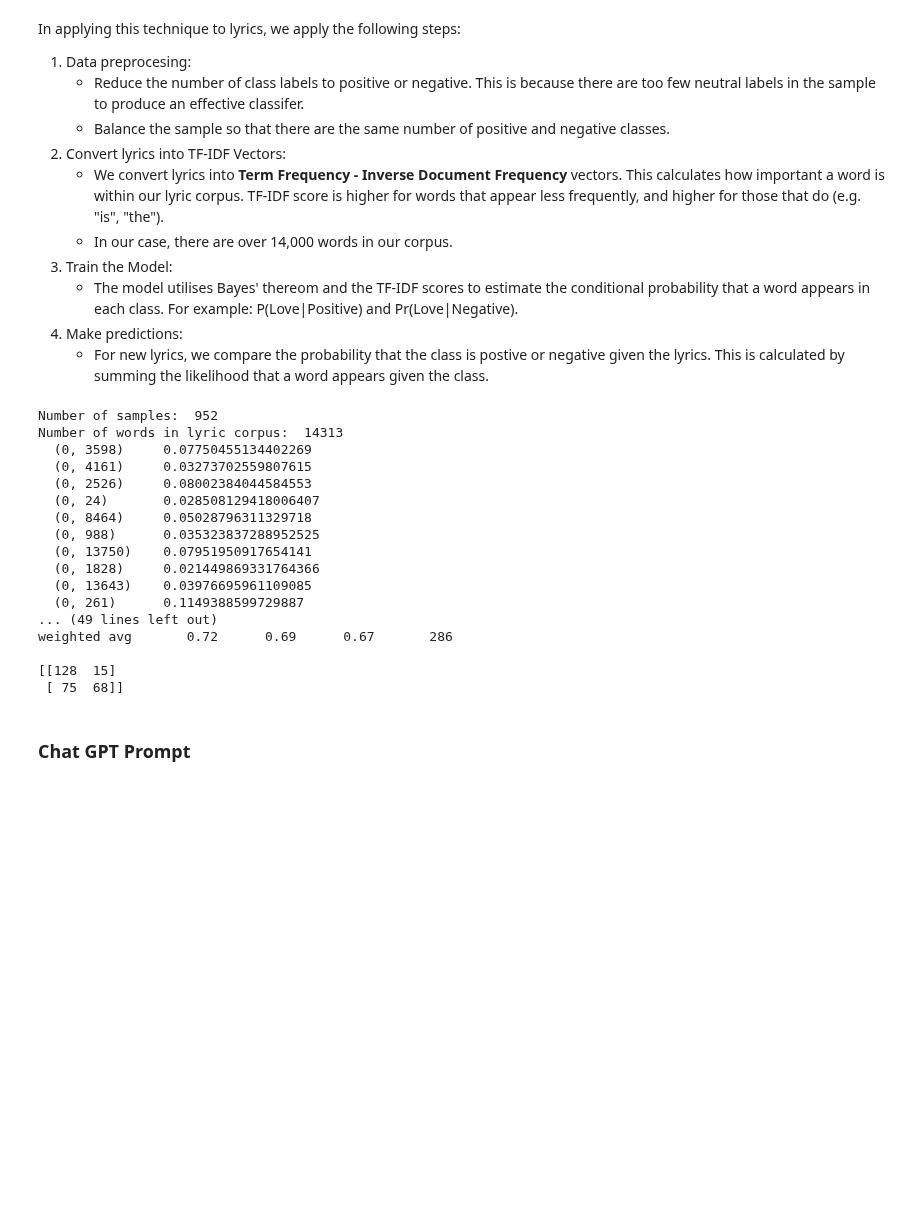
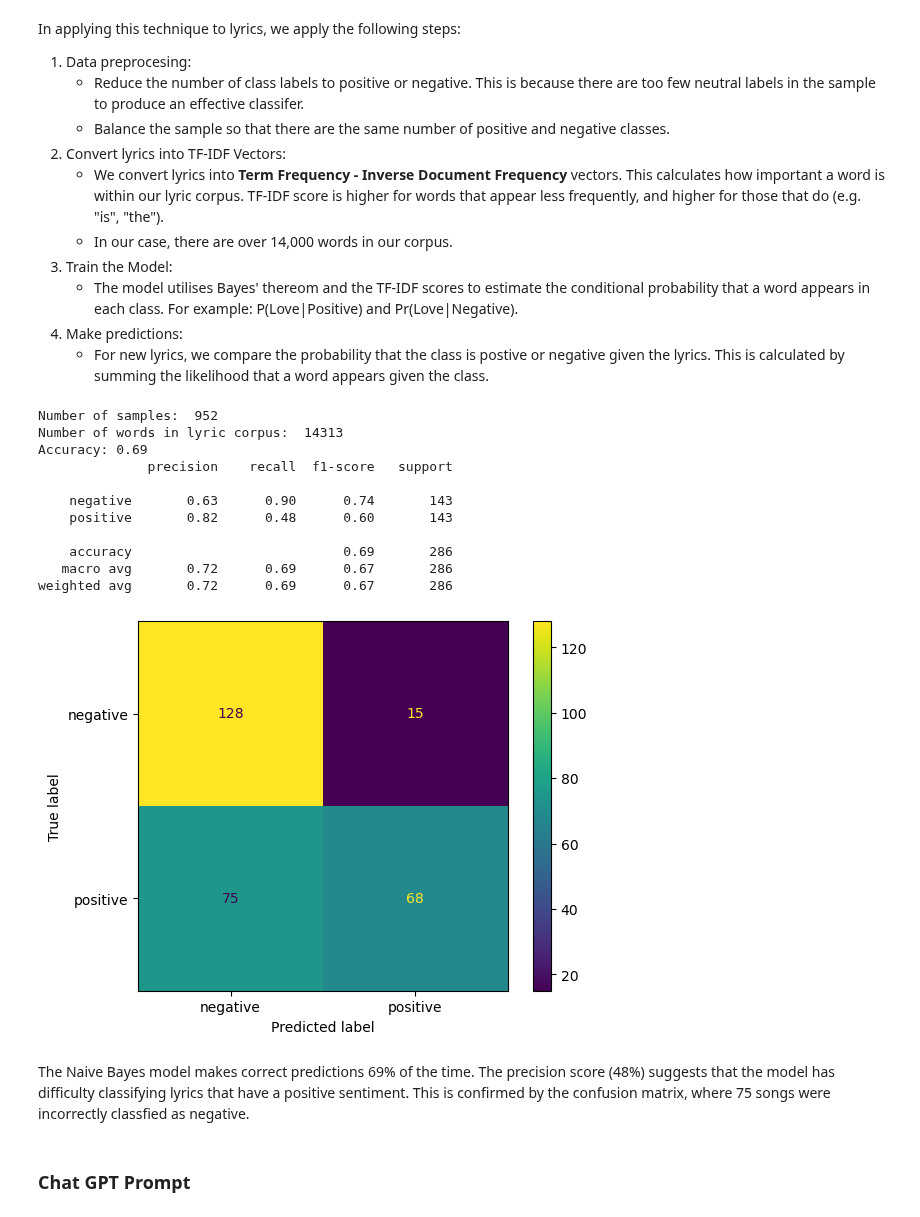
Before and after one commit to wanyakrecipes/lyrical_sentiment, a Jupyter notebook: notebook.ipynb, the cells around one changed output. Drawn from its saved outputs; the diff is of its cells as text; code cells hidden in the pictures; blank space fills up the shorter version.

Commit message:
basic analysis of naive bayes complete

```diff
--- a/notebook.ipynb
+++ b/notebook.ipynb
@@ -611,7 +611,7 @@ import pandas as pd
 from sklearn.feature_extraction.text import TfidfVectorizer
 from sklearn.model_selection import train_test_split
 from sklearn.naive_bayes import MultinomialNB
-from sklearn.metrics import accuracy_score, classification_report, confusion_matrix
+from sklearn.metrics import accuracy_score, classification_report, confusion_matrix, ConfusionMatrixDisplay
 
 # Data Preprocesing
 # Remove neutral data -  not enough data to train
@@ -633,48 +633,50 @@ X = tfidf.fit_transform(song_lyrics_naive_bayes_df['lyrics'])
 print("Number of samples: ", X.shape[0])
 print("Number of words in lyric corpus: ", X.shape[1])
 
 #Target vector
 y = song_lyrics_naive_bayes_df['predicted_label']
 
 # Splitting the dataset into training and testing sets
 X_train, X_test, y_train, y_test = train_test_split(X, y, test_size=0.3, random_state=42,stratify=song_lyrics_naive_bayes_df['predicted_label'])
 
 # Initialize the Naive Bayes classifier
 nb = MultinomialNB()
 
 # Train the model
 nb.fit(X_train, y_train)
 
 # Predict the labels on the test set
 y_pred = nb.predict(X_test)
 
 # Calculate accuracy
 accuracy = accuracy_score(y_test, y_pred)
 print(f'Accuracy: {accuracy:.2f}')
 
 # Print the classification report
 print(classification_report(y_test, y_pred))
 
 # Print Confusion Matrix
-print(confusion_matrix(y_true=y_test,y_pred=y_pred))
+cm = confusion_matrix(y_test, y_pred, labels=nb.classes_)
+disp = ConfusionMatrixDisplay(confusion_matrix=cm,
+                              display_labels=nb.classes_)
+
+disp.plot()
+plt.show()
 # %% [output]
 Number of samples:  952
 Number of words in lyric corpus:  14313
-  (0, 3598)     0.07750455134402269
-  (0, 4161)     0.03273702559807615
-  (0, 2526)     0.08002384044584553
-  (0, 24)       0.028508129418006407
-  (0, 8464)     0.05028796311329718
-  (0, 988)      0.035323837288952525
-  (0, 13750)    0.07951950917654141
-  (0, 1828)     0.021449869331764366
-  (0, 13643)    0.03976695961109085
-  (0, 261)      0.1149388599729887
-... (49 lines left out)
+Accuracy: 0.69
+              precision    recall  f1-score   support
+
+    negative       0.63      0.90      0.74       143
+    positive       0.82      0.48      0.60       143
+
+    accuracy                           0.69       286
+   macro avg       0.72      0.69      0.67       286
 weighted avg       0.72      0.69      0.67       286
-
-[[128  15]
- [ 75  68]]
+[figure, added]
+# %% [markdown]
+The Naive Bayes model makes correct predictions 69% of the time. The precision score (48%) suggests that the model has difficulty classifying lyrics that have a positive sentiment. This is confirmed by the confusion matrix, where 75 songs were incorrectly classfied as negative.
 # %% [markdown]
 ### Chat GPT Prompt
 # %% [markdown]
```
